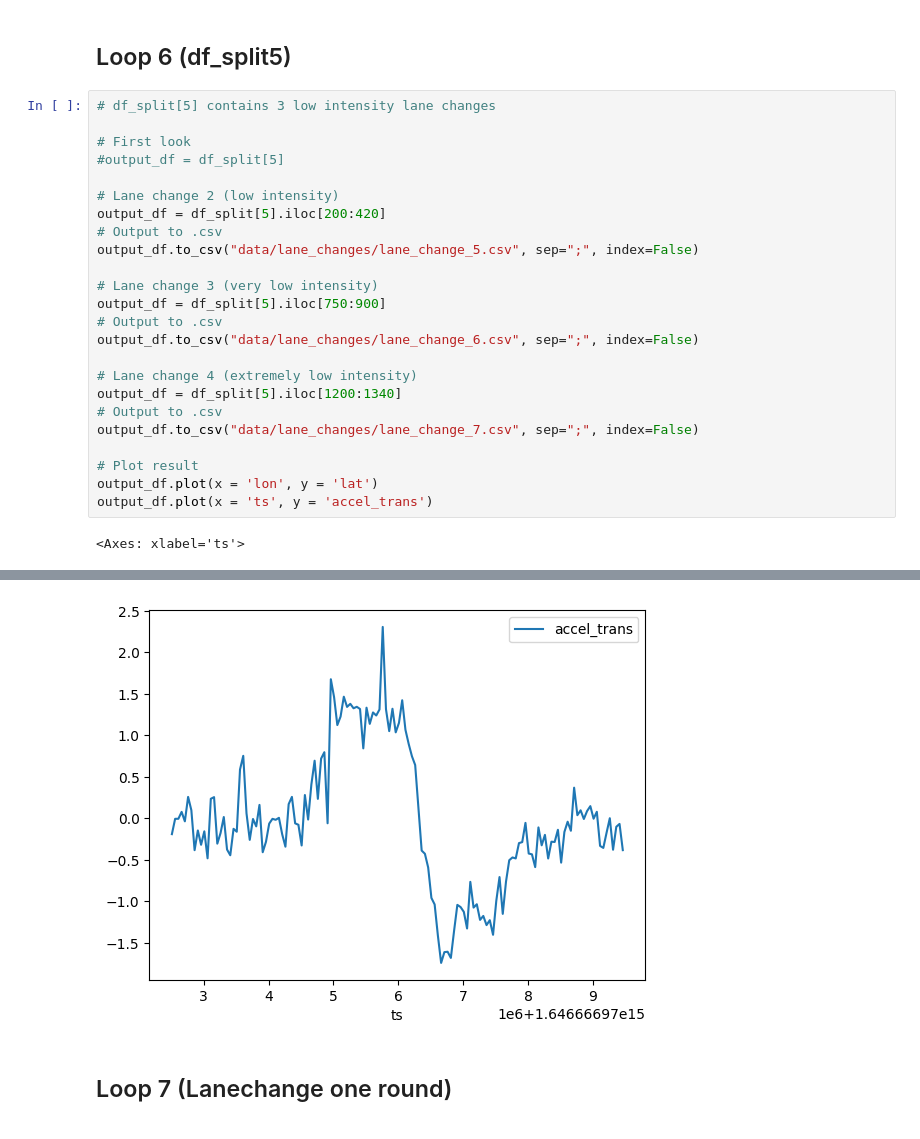
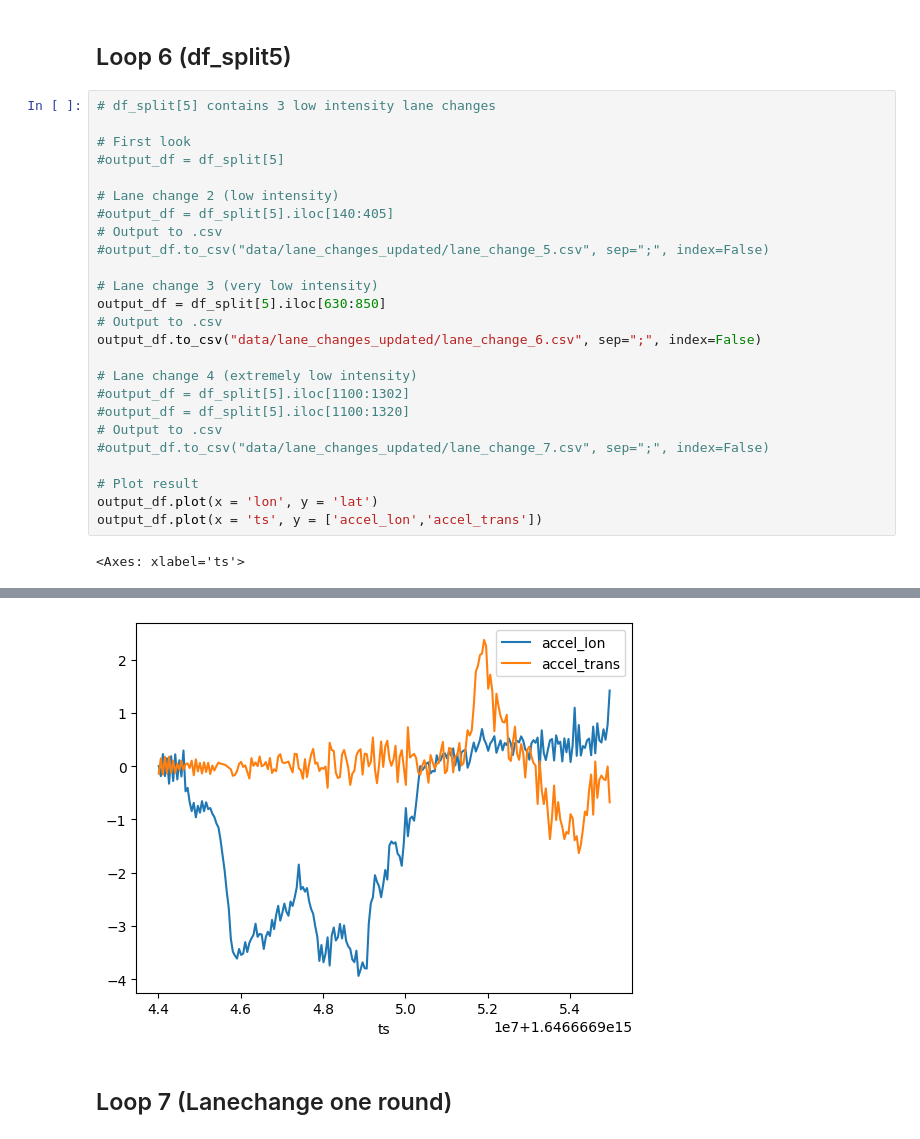
Before and after one commit to Marble879/SFC_scripts, a Jupyter notebook: LaneChange_Scripts/Extract_Lane_Changes.ipynb, the cells around one changed output, grey strips where cells are left out. Cells and saved outputs as stored; diff of their text form.

Commit message:
Remove noise from lane change maneuvers
Co-authored-by: iachella <gusiacgi@student.gu.se>

```diff
--- a/LaneChange_Scripts/Extract_Lane_Changes.ipynb
+++ b/LaneChange_Scripts/Extract_Lane_Changes.ipynb
@@ -186,22 +186,23 @@ output_df.plot(x="ts", y=["accel_trans"])
 #output_df = df_split[5]
 
 # Lane change 2 (low intensity)
-output_df = df_split[5].iloc[200:420]
+#output_df = df_split[5].iloc[140:405]
 # Output to .csv
-output_df.to_csv("data/lane_changes/lane_change_5.csv", sep=";", index=False)
+#output_df.to_csv("data/lane_changes_updated/lane_change_5.csv", sep=";", index=False)
 
 # Lane change 3 (very low intensity)
-output_df = df_split[5].iloc[750:900]
+output_df = df_split[5].iloc[630:850]
 # Output to .csv
-output_df.to_csv("data/lane_changes/lane_change_6.csv", sep=";", index=False)
+output_df.to_csv("data/lane_changes_updated/lane_change_6.csv", sep=";", index=False)
 
 # Lane change 4 (extremely low intensity)
-output_df = df_split[5].iloc[1200:1340]
+#output_df = df_split[5].iloc[1100:1302]
+#output_df = df_split[5].iloc[1100:1320]
 # Output to .csv
-output_df.to_csv("data/lane_changes/lane_change_7.csv", sep=";", index=False)
+#output_df.to_csv("data/lane_changes_updated/lane_change_7.csv", sep=";", index=False)
 
 # Plot result
 output_df.plot(x = 'lon', y = 'lat')
-output_df.plot(x = 'ts', y = 'accel_trans')
+output_df.plot(x = 'ts', y = ['accel_lon','accel_trans'])
 # %% [output]
 <Axes: xlabel='ts'>
@@ -209,4 +210,4 @@ output_df.plot(x = 'ts', y = 'accel_trans')
-[figure, old version]
+[figure, new version]
 # %% [markdown]
 ## Loop 7 (Lanechange one round)
 # %%
```
Also changed, not shown: parts of 17 cells of this notebook, 9 other files.
